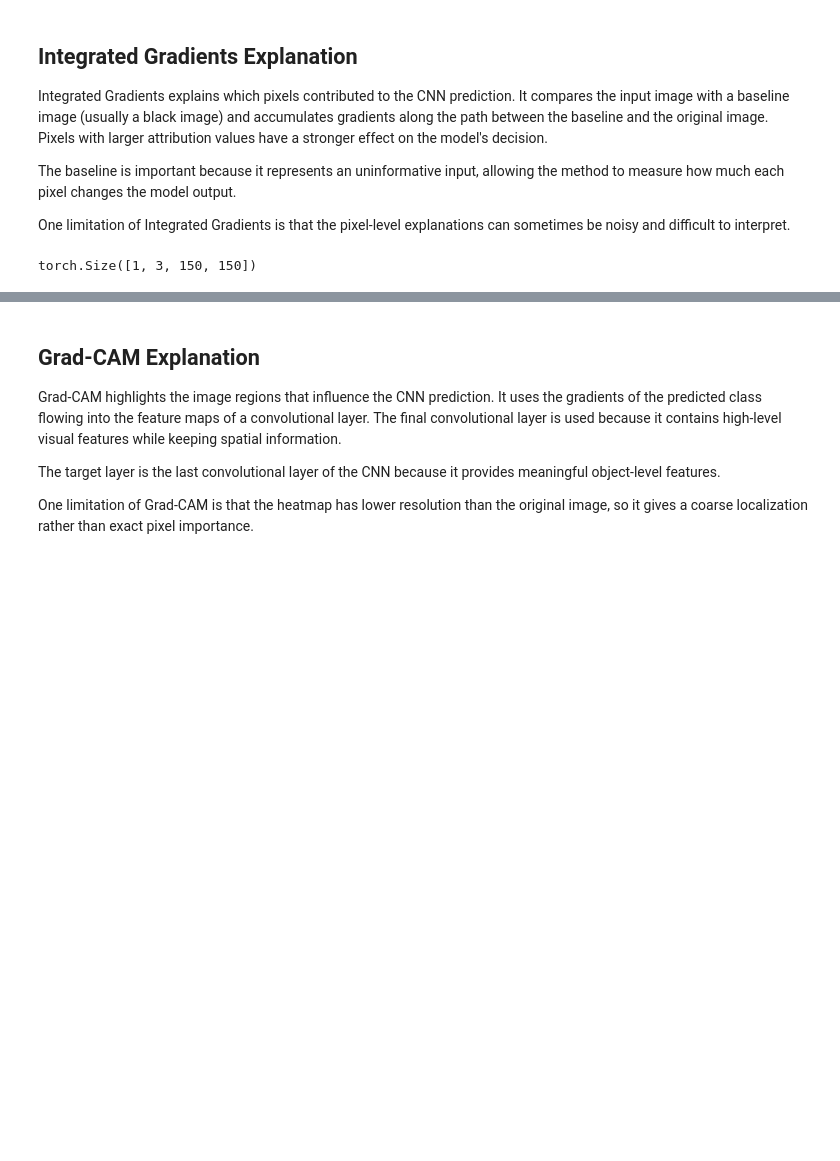
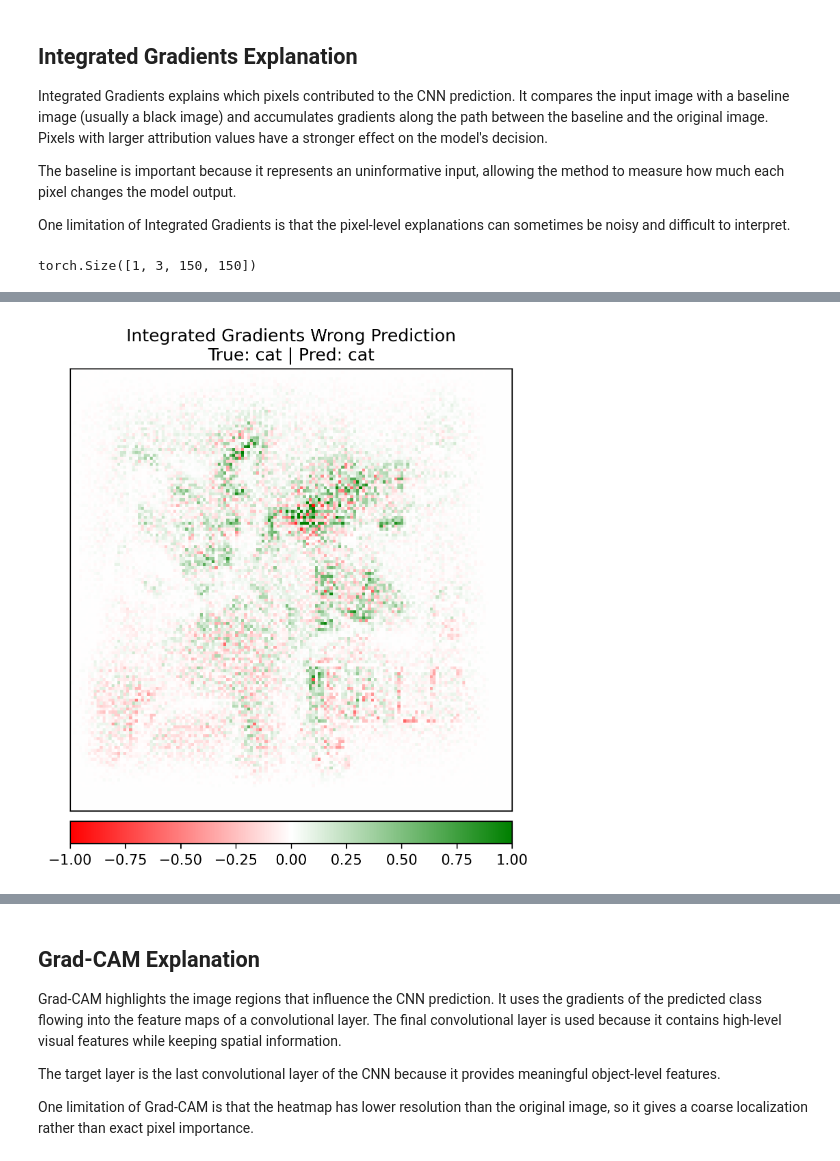
Before and after one commit to k-2229/eng-ai-agents-public, a Jupyter notebook: notebooks/assignments/topics/cnn-explainers/index.ipynb, the cells around one changed output, grey strips where cells are left out. Drawn from its saved outputs; the diff is of its cells as text; code cells hidden in the pictures; blank space fills up the shorter version.

```diff
--- a/notebooks/assignments/topics/cnn-explainers/index.ipynb
+++ b/notebooks/assignments/topics/cnn-explainers/index.ipynb
@@ -241,3 +252,9 @@ plt.show()
+# %%
+from IPython.display import Image
+
+Image("integrated_gradients_wrong_prediction.png")
+# %% [output]
+[figure, added]
 # %%
 for i, example in enumerate(correct_examples):
 
```
Also changed, not shown: parts of 11 cells of this notebook.
